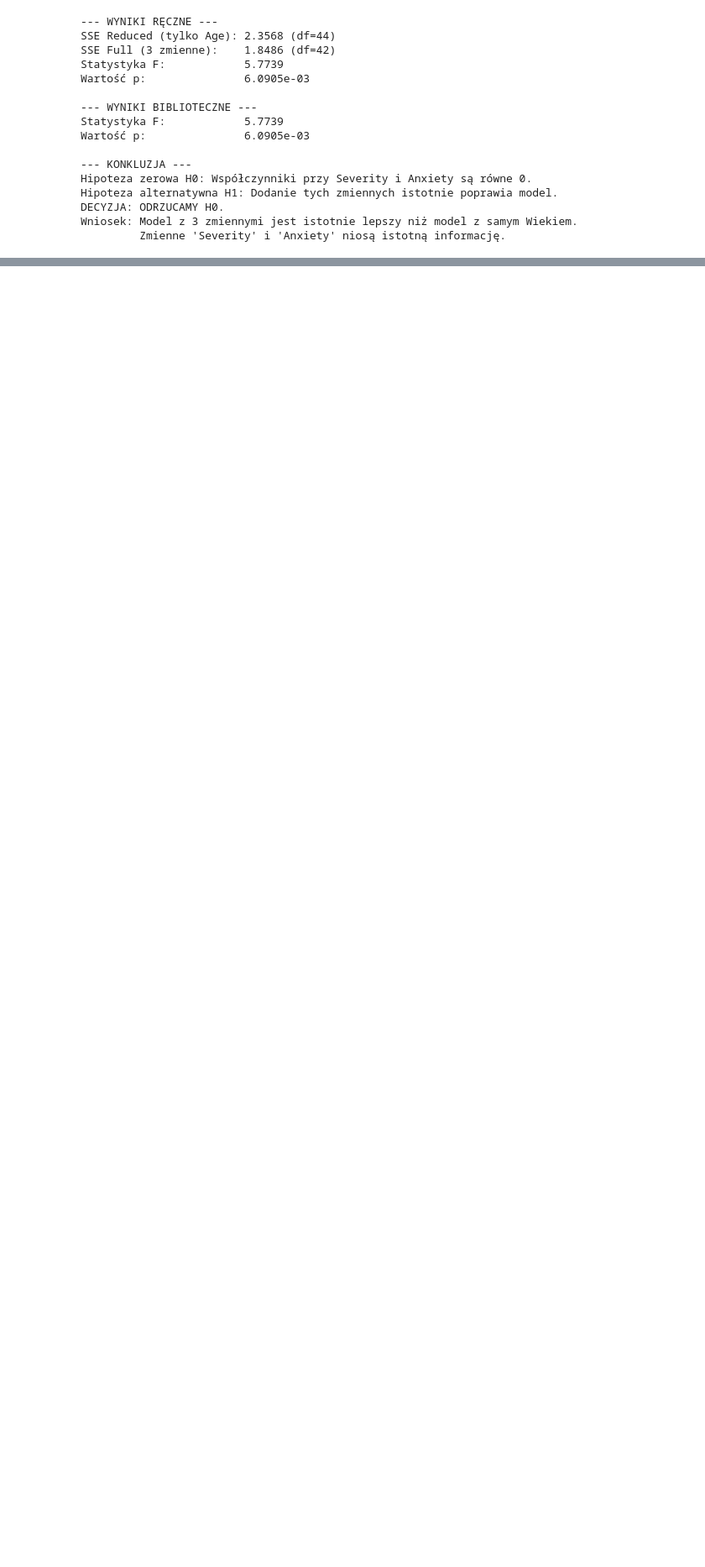
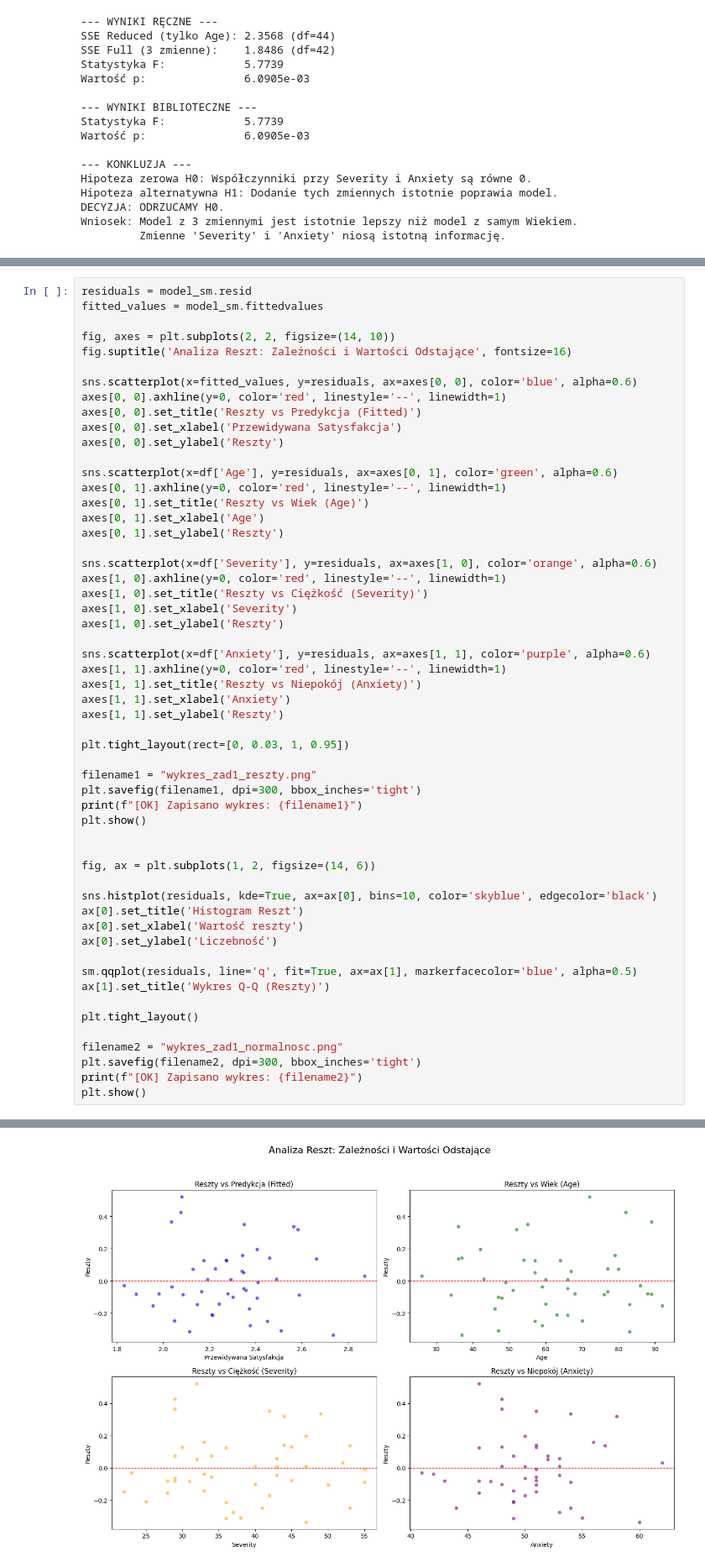
Before and after one commit to WiktorZoga/Studia-II, a Jupyter notebook: Statystyka/Lab5/zad1/zad1.ipynb, the cells around one changed output, grey strips where cells are left out. Shown at 84% size. Drawn from its saved outputs; the diff is of its cells as text; blank space fills up the shorter version.

```diff
--- a/Statystyka/Lab5/zad1/zad1.ipynb
+++ b/Statystyka/Lab5/zad1/zad1.ipynb
@@ -364,0 +447,56 @@ Wniosek: Model z 3 zmiennymi jest istotnie lepszy niż model z samym Wiekiem.
+# %%
+residuals = model_sm.resid
+fitted_values = model_sm.fittedvalues
+
+fig, axes = plt.subplots(2, 2, figsize=(14, 10))
+fig.suptitle('Analiza Reszt: Zależności i Wartości Odstające', fontsize=16)
+
+sns.scatterplot(x=fitted_values, y=residuals, ax=axes[0, 0], color='blue', alpha=0.6)
+axes[0, 0].axhline(y=0, color='red', linestyle='--', linewidth=1)
+axes[0, 0].set_title('Reszty vs Predykcja (Fitted)')
+axes[0, 0].set_xlabel('Przewidywana Satysfakcja')
+axes[0, 0].set_ylabel('Reszty')
+
+sns.scatterplot(x=df['Age'], y=residuals, ax=axes[0, 1], color='green', alpha=0.6)
+axes[0, 1].axhline(y=0, color='red', linestyle='--', linewidth=1)
+axes[0, 1].set_title('Reszty vs Wiek (Age)')
+axes[0, 1].set_xlabel('Age')
+axes[0, 1].set_ylabel('Reszty')
+
+sns.scatterplot(x=df['Severity'], y=residuals, ax=axes[1, 0], color='orange', alpha=0.6)
+axes[1, 0].axhline(y=0, color='red', linestyle='--', linewidth=1)
+axes[1, 0].set_title('Reszty vs Ciężkość (Severity)')
+axes[1, 0].set_xlabel('Severity')
+axes[1, 0].set_ylabel('Reszty')
+
+sns.scatterplot(x=df['Anxiety'], y=residuals, ax=axes[1, 1], color='purple', alpha=0.6)
+axes[1, 1].axhline(y=0, color='red', linestyle='--', linewidth=1)
+axes[1, 1].set_title('Reszty vs Niepokój (Anxiety)')
+axes[1, 1].set_xlabel('Anxiety')
+axes[1, 1].set_ylabel('Reszty')
+
+plt.tight_layout(rect=[0, 0.03, 1, 0.95])
+
+filename1 = "wykres_zad1_reszty.png"
+plt.savefig(filename1, dpi=300, bbox_inches='tight')
+print(f"[OK] Zapisano wykres: {filename1}")
+plt.show()
+
+
+fig, ax = plt.subplots(1, 2, figsize=(14, 6))
+
+sns.histplot(residuals, kde=True, ax=ax[0], bins=10, color='skyblue', edgecolor='black')
+ax[0].set_title('Histogram Reszt')
+ax[0].set_xlabel('Wartość reszty')
+ax[0].set_ylabel('Liczebność')
+
+sm.qqplot(residuals, line='q', fit=True, ax=ax[1], markerfacecolor='blue', alpha=0.5)
+ax[1].set_title('Wykres Q-Q (Reszty)')
+
+plt.tight_layout()
+
+filename2 = "wykres_zad1_normalnosc.png"
+plt.savefig(filename2, dpi=300, bbox_inches='tight')
+print(f"[OK] Zapisano wykres: {filename2}")
+plt.show()
+# %% [output]
@@ -364,0 +504 @@ Wniosek: Model z 3 zmiennymi jest istotnie lepszy niż model z samym Wiekiem.
+[figure, added]
```
Also changed, not shown: parts of 2 cells of this notebook, 15 other files.
